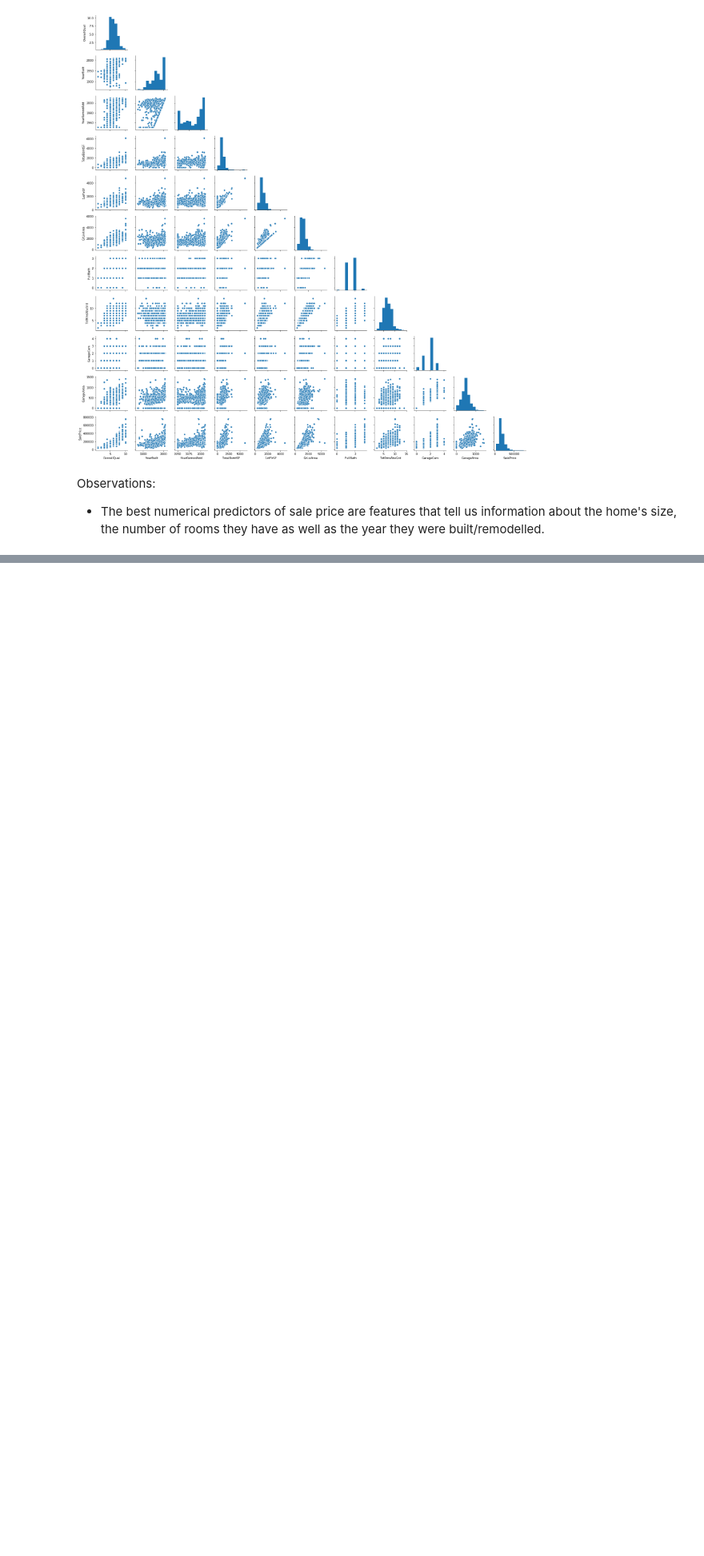
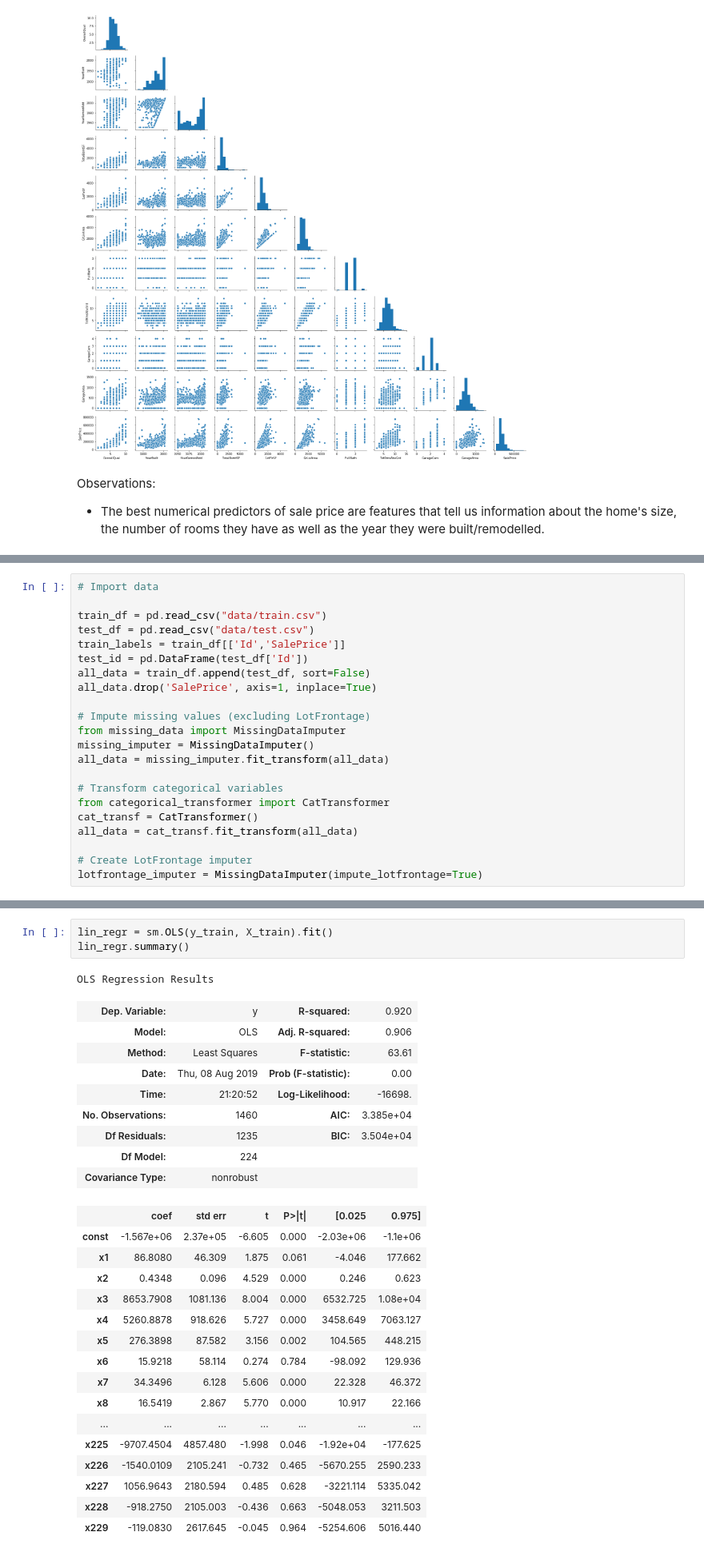
Before and after one commit to W-Tran/advanced-regression-techniques, a Jupyter notebook: advanced-regression-techniques.ipynb, the cells around one changed output, grey strips where cells are left out. Shown: that part at 80% size. Drawn from its saved outputs; the diff is of its cells as text; blank space fills up the shorter version.

Commit message:
run first regression model

```diff
--- a/advanced-regression-techniques.ipynb
+++ b/advanced-regression-techniques.ipynb
@@ -445,0 +463,22 @@ Observations:
+# %%
+# Import data
+
+train_df = pd.read_csv("data/train.csv")
+test_df = pd.read_csv("data/test.csv")
+train_labels = train_df[['Id','SalePrice']]
+test_id = pd.DataFrame(test_df['Id'])
+all_data = train_df.append(test_df, sort=False)
+all_data.drop('SalePrice', axis=1, inplace=True)
+
+# Impute missing values (excluding LotFrontage)
+from missing_data import MissingDataImputer
+missing_imputer = MissingDataImputer()
+all_data = missing_imputer.fit_transform(all_data)
+
+# Transform categorical variables
+from categorical_transformer import CatTransformer
+cat_transf = CatTransformer()
+all_data = cat_transf.fit_transform(all_data)
+
+# Create LotFrontage imputer
+lotfrontage_imputer = MissingDataImputer(impute_lotfrontage=True)
@@ -445,0 +501,30 @@ Observations:
+# %%
+lin_regr = sm.OLS(y_train, X_train).fit()
+lin_regr.summary()
+# %% [output]
+OLS Regression Results
+| Dep. Variable: | y | R-squared: | 0.920 |
+| Model: | OLS | Adj. R-squared: | 0.906 |
+| Method: | Least Squares | F-statistic: | 63.61 |
+| Date: | Thu, 08 Aug 2019 | Prob (F-statistic): | 0.00 |
+| Time: | 21:20:52 | Log-Likelihood: | -16698. |
+| No. Observations: | 1460 | AIC: | 3.385e+04 |
+| Df Residuals: | 1235 | BIC: | 3.504e+04 |
+| Df Model: | 224 |  |  |
+| Covariance Type: | nonrobust |  |  |
+|  | coef | std err | t | P>|t| | [0.025 | 0.975] |
+| const | -1.567e+06 | 2.37e+05 | -6.605 | 0.000 | -2.03e+06 | -1.1e+06 |
+| x1 | 86.8080 | 46.309 | 1.875 | 0.061 | -4.046 | 177.662 |
+| x2 | 0.4348 | 0.096 | 4.529 | 0.000 | 0.246 | 0.623 |
+| x3 | 8653.7908 | 1081.136 | 8.004 | 0.000 | 6532.725 | 1.08e+04 |
+| x4 | 5260.8878 | 918.626 | 5.727 | 0.000 | 3458.649 | 7063.127 |
+| x5 | 276.3898 | 87.582 | 3.156 | 0.002 | 104.565 | 448.215 |
+| x6 | 15.9218 | 58.114 | 0.274 | 0.784 | -98.092 | 129.936 |
+| x7 | 34.3496 | 6.128 | 5.606 | 0.000 | 22.328 | 46.372 |
+| x8 | 16.5419 | 2.867 | 5.770 | 0.000 | 10.917 | 22.166 |
+| ... | ... | ... | ... | ... | ... | ... |
+| x225 | -9707.4504 | 4857.480 | -1.998 | 0.046 | -1.92e+04 | -177.625 |
+| x226 | -1540.0109 | 2105.241 | -0.732 | 0.465 | -5670.255 | 2590.233 |
+| x227 | 1056.9643 | 2180.594 | 0.485 | 0.628 | -3221.114 | 5335.042 |
+| x228 | -918.2750 | 2105.003 | -0.436 | 0.663 | -5048.053 | 3211.503 |
+| x229 | -119.0830 | 2617.645 | -0.045 | 0.964 | -5254.606 | 5016.440 |
```
Also changed, not shown: parts of 16 cells of this notebook.
